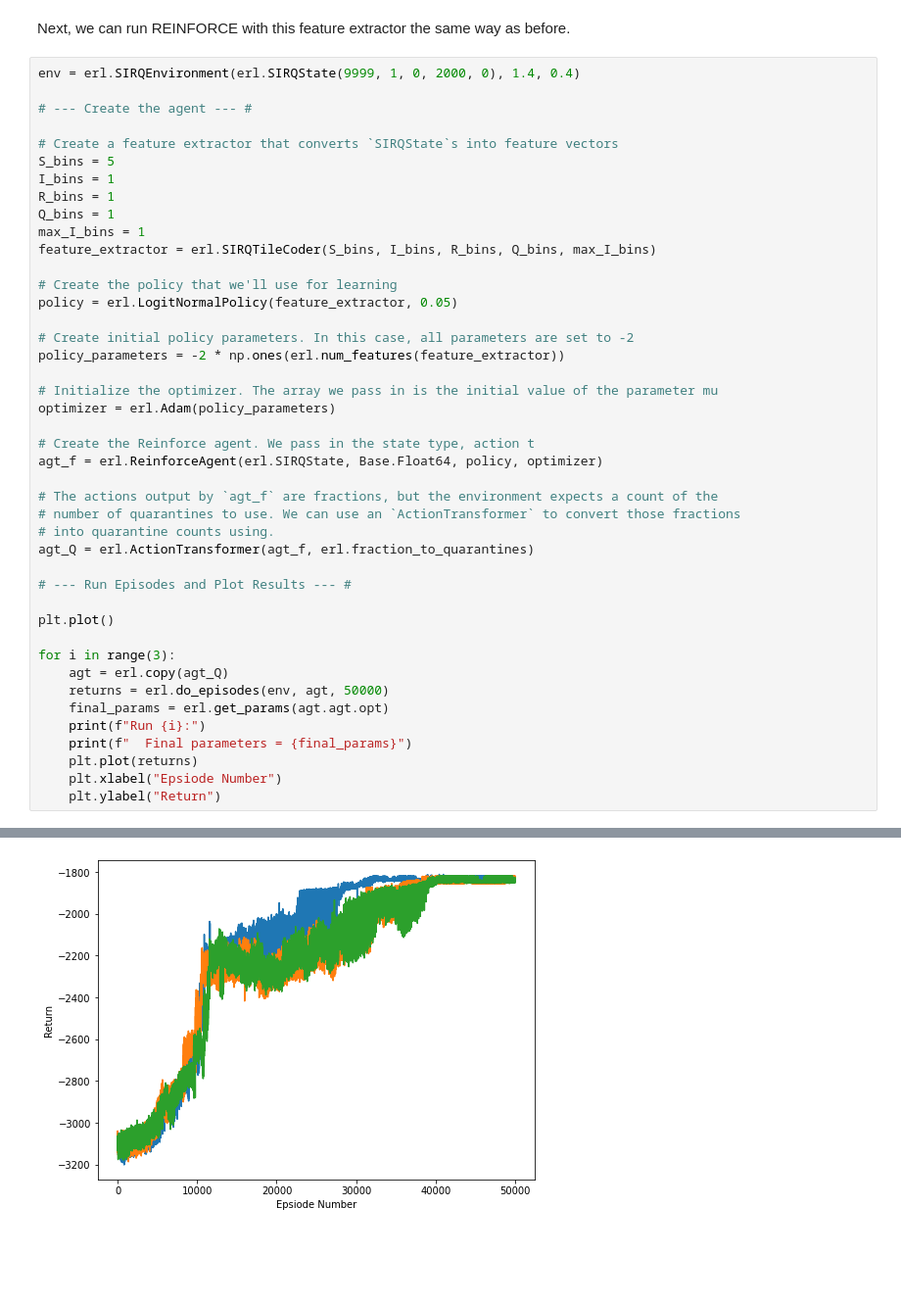
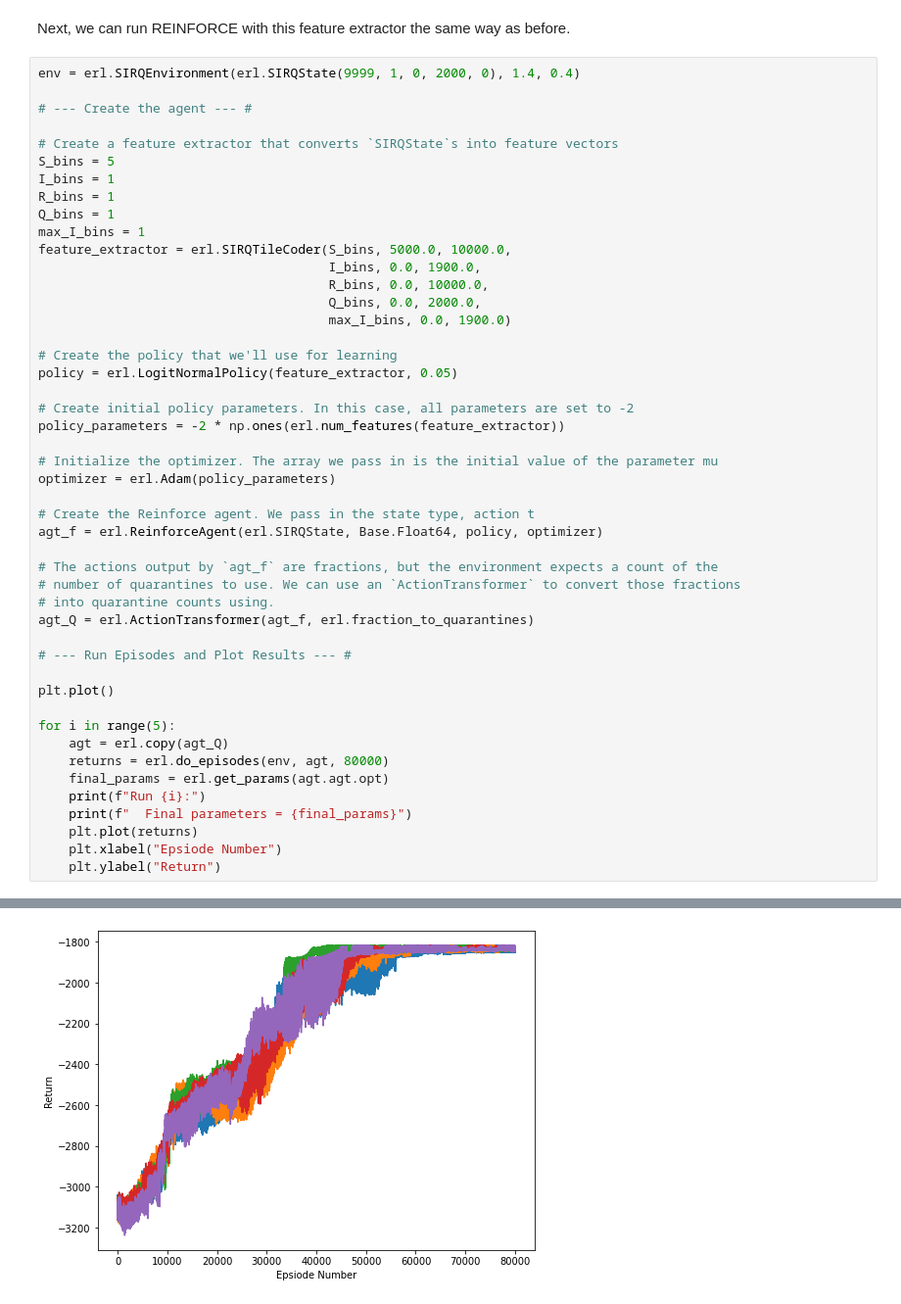
Before and after one commit to TravisBarryDick/EpidemicRL, a Jupyter notebook: notebooks/Tile Coding.ipynb, the cells around one changed output, grey strips where cells are left out. Shown: that part at 98% size. Drawn from its saved outputs; the diff is of its cells as text; blank space fills up the shorter version.

Commit message:
Tile coder now includes min and max values for each variable

```diff
--- a/notebooks/Tile Coding.ipynb
+++ b/notebooks/Tile Coding.ipynb
@@ -165,7 +169,11 @@ I_bins = 1
 R_bins = 1
 Q_bins = 1
 max_I_bins = 1
-feature_extractor = erl.SIRQTileCoder(S_bins, I_bins, R_bins, Q_bins, max_I_bins)
+feature_extractor = erl.SIRQTileCoder(S_bins, 5000.0, 10000.0,
+                                      I_bins, 0.0, 1900.0,
+                                      R_bins, 0.0, 10000.0,
+                                      Q_bins, 0.0, 2000.0,
+                                      max_I_bins, 0.0, 1900.0)
 
 # Create the policy that we'll use for learning
 policy = erl.LogitNormalPolicy(feature_extractor, 0.05)
@@ -188,9 +196,9 @@ agt_Q = erl.ActionTransformer(agt_f, erl.fraction_to_quarantines)
 
 plt.plot()
 
-for i in range(3):
+for i in range(5):
     agt = erl.copy(agt_Q)
-    returns = erl.do_episodes(env, agt, 50000)
+    returns = erl.do_episodes(env, agt, 80000)
     final_params = erl.get_params(agt.agt.opt)
     print(f"Run {i}:")
     print(f"  Final parameters = {final_params}")
@@ -207 +219 @@ Run 2:
-[figure, old version]
+[figure, new version]
```
Also changed, not shown: parts of 4 cells of this notebook, 1 other file.
